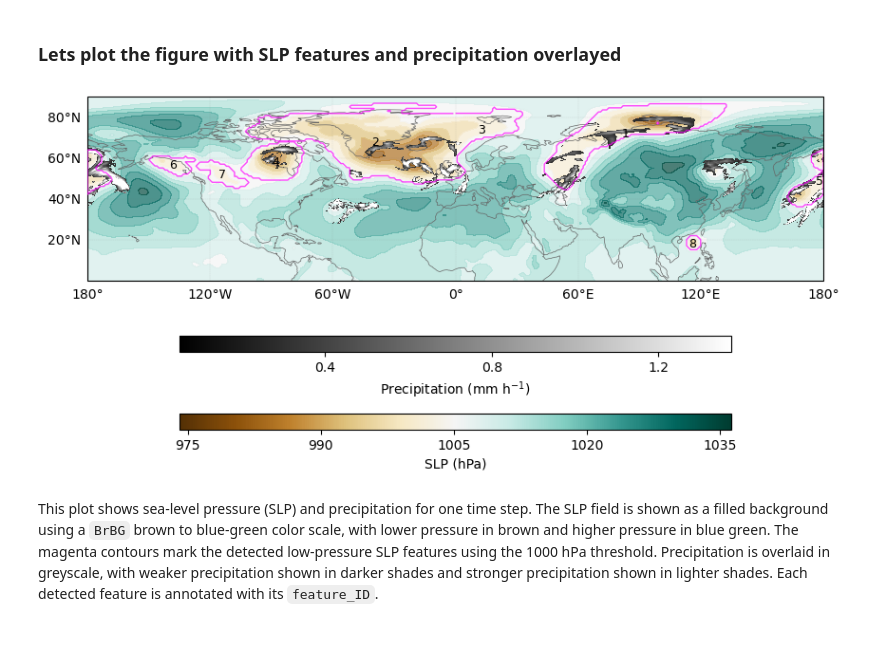
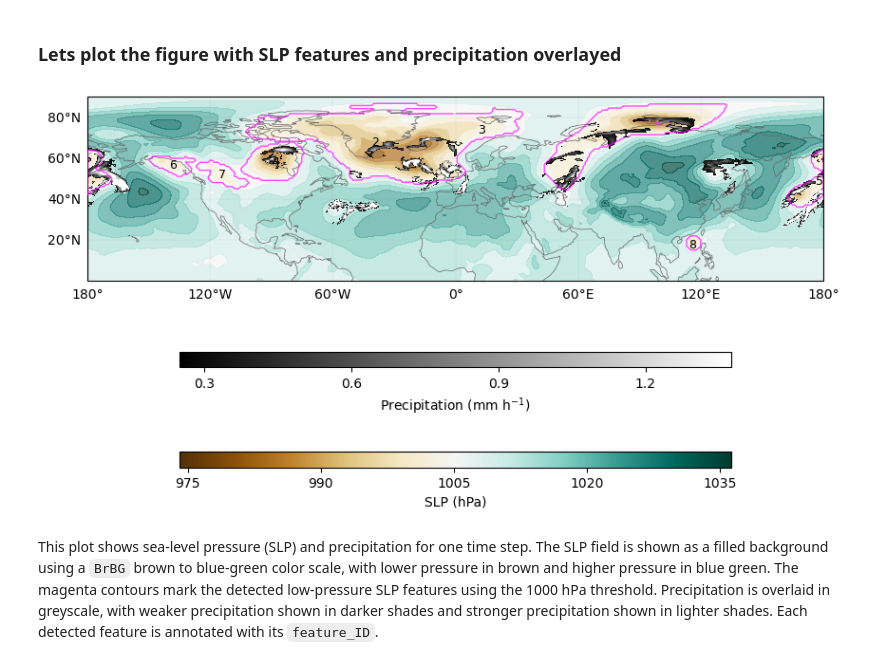
Before and after one commit to snigsam/feature-tracking-cookbook, a Jupyter notebook: notebooks/scikit_SLP_precip.ipynb, the cells around one changed output. Saved outputs shown, nothing was run; the diff lists cells and outputs as text; code cells hidden in the pictures; blank space fills up the shorter version.

Commit message:
removed reference heading and in slp_precip_scikit i fixed the plot and labels

```diff
--- a/notebooks/scikit_SLP_precip.ipynb
+++ b/notebooks/scikit_SLP_precip.ipynb
@@ -130,10 +128,18 @@ slp_levels = np.linspace(slp_vmin, slp_vmax, 16)
 slp_norm = mcolors.Normalize(slp_vmin, slp_vmax)
 
 
+# ---- precipitation scale ----
+precip_floor = 0.25
 precip_vmax = float(da_precip.quantile(0.99))
-precip_norm = mcolors.Normalize(precip_floor, precip_vmax)
 
-precip_cmap = plt.get_cmap("gray").copy()
+precip_plot = np.where(precip >= precip_floor, precip, np.nan)
+
+precip_norm = mcolors.Normalize(
+    vmin=precip_floor,
+    vmax=precip_vmax
+)
+
+precip_cmap = plt.colormaps["gray"].copy()
 precip_cmap.set_bad(alpha=0)
 # %% [markdown]
 :::{warning}
@@ -156,27 +162,6 @@ fig, ax = plt.subplots(
     figsize=(10, 7),
     subplot_kw={"projection": ccrs.PlateCarree()}
 )
-
-fig.subplots_adjust(bottom=0.28)
-
-cbar_slp = fig.colorbar(
-    ScalarMappable(norm=slp_norm, cmap="BrBG"),
-    ax=ax, orientation="horizontal",
-    shrink=0.75, pad=0.08, aspect=35
-)
-cbar_slp.set_label("SLP (hPa)")
-cbar_slp.locator = MaxNLocator(nbins=5)
-cbar_slp.formatter = FuncFormatter(lambda x, pos: f"{x/100:.0f}")
-cbar_slp.update_ticks()
-
-cbar_precip = fig.colorbar(
-    ScalarMappable(norm=precip_norm, cmap=precip_cmap),
-    ax=ax, orientation="horizontal",
-    shrink=0.75, pad=0.18, aspect=35
-)
-cbar_precip.set_label(r"Precipitation (mm h$^{-1}$)")
-cbar_precip.locator = MaxNLocator(nbins=4)
-cbar_precip.update_ticks()
 
 
 # ---- SLP filled background ----
@@ -226,34 +211,56 @@ for r in regionprops(labels):
     ix = int(round(x))
 
     ax.text(
         lon_SLP[ix],
         lat_SLP[iy],
         str(r.label),      # feature label, not track ID
         fontsize=9,
         color="black",
         ha="center",
         va="center",
         transform=ccrs.PlateCarree(),
         zorder=4
     )
 
 ax.coastlines(color="0.4", linewidth=0.5)
 
 gl = ax.gridlines(
     draw_labels=True,
     linewidth=0.3,
     color="0.5",
     alpha=0.25,
     linestyle="--"
 )
 gl.top_labels = False
 gl.right_labels = False
 
+# fig.subplots_adjust(bottom=0.28)
+
+cbar_slp = fig.colorbar(
+    ScalarMappable(norm=slp_norm, cmap="BrBG"),
+    ax=ax, orientation="horizontal",
+    shrink=0.75, pad=0.08, aspect=35
+)
+cbar_slp.set_label("SLP (hPa)")
+cbar_slp.locator = MaxNLocator(nbins=5)
+cbar_slp.formatter = FuncFormatter(lambda x, pos: f"{x/100:.0f}")
+cbar_slp.update_ticks()
+
+cbar_precip = fig.colorbar(
+    ScalarMappable(norm=precip_norm, cmap=precip_cmap),
+    ax=ax, orientation="horizontal",
+    shrink=0.75, pad=0.18, aspect=35
+)
+cbar_precip.set_label(r"Precipitation (mm h$^{-1}$)")
+cbar_precip.locator = MaxNLocator(nbins=4)
+cbar_precip.update_ticks()
+
+
 #ax.set_title(f"Detected SLP features with precipitation | time index = {t}")
 
 plt.show()
 # %% [output]
-[figure, old version]
+[figure, new version]
 # %% [markdown]
 This plot shows sea-level pressure (SLP) and precipitation for one time step. The SLP field is shown as a filled background using a `BrBG` brown to blue-green color scale, with lower pressure in brown and higher pressure in blue green. The magenta contours mark the detected low-pressure SLP features using the 1000 hPa threshold. Precipitation is overlaid in greyscale, with weaker precipitation shown in darker shades and stronger precipitation shown in lighter shades. Each detected feature is annotated with its `feature_ID`.
 # %% [markdown]
```
Also changed, not shown: parts of 3 cells of this notebook, 2 other files.
